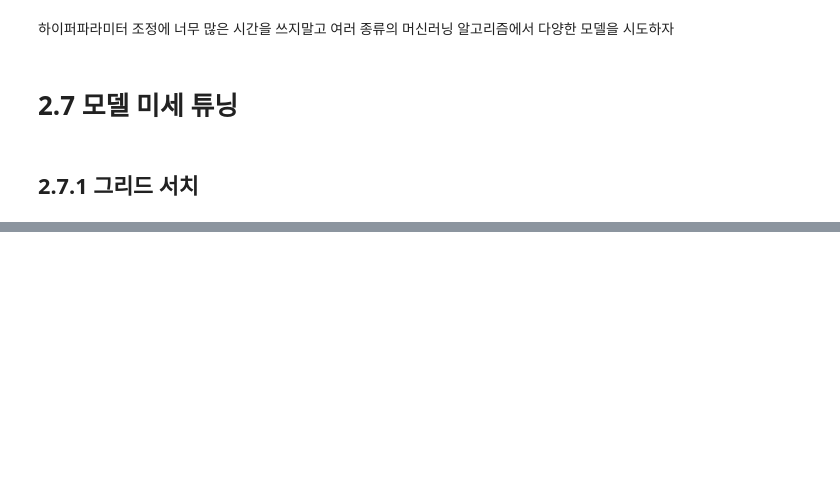
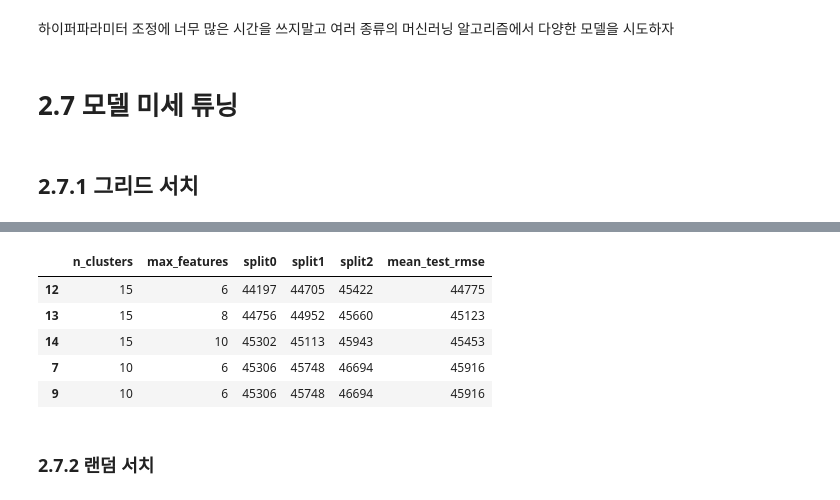
Before and after one commit to Han-TaeHun/TIL, a Jupyter notebook: Machine_Learning/HandsOn/02_end_to_end.ipynb, the cells around one changed output, grey strips where cells are left out. Saved outputs shown, nothing was run; the diff lists cells and outputs as text; code cells hidden in the pictures; blank space fills up the shorter version.

```diff
--- a/Machine_Learning/HandsOn/02_end_to_end.ipynb
+++ b/Machine_Learning/HandsOn/02_end_to_end.ipynb
@@ -1214,3 +1210,24 @@ dtype: float64
 # 2.7 모델 미세 튜닝
 # %% [markdown]
 ## 2.7.1 그리드 서치
+# %%
+from sklearn.model_selection import GridSearchCV
+
+full_pipeline = Pipeline([
+    ("preprocessing", preprocessing),
+    ("random_forest", RandomForestRegressor(random_state=42)),
+])
+
+param_grid = [
+    {'preprocessing__geo__n_clusters': [5, 8, 10],
+     'random_forest__max_features': [4, 6, 8]},
+    {'preprocessing__geo__n_clusters': [10, 15],
+     'random_forest__max_features': [6, 8, 10],}
+]
+
+grid_search = GridSearchCV(full_pipeline,
+                           param_grid,
+                           cv=3,
+                           scoring='neg_root_mean_squared_error'
+                           )
+grid_search.fit(housing, housing_labels)
@@ -1216,0 +1285,22 @@ dtype: float64
+# %%
+cv_res = pd.DataFrame(grid_search.cv_results_)
+cv_res.sort_values(by="mean_test_score", ascending=False, inplace=True)
+
+# 추가 코드 – 데이터프레임을 깔끔하게 출력하기 위한 코드입니다
+cv_res = cv_res[["param_preprocessing__geo__n_clusters",
+                 "param_random_forest__max_features", "split0_test_score",
+                 "split1_test_score", "split2_test_score", "mean_test_score"]]
+score_cols = ["split0", "split1", "split2", "mean_test_rmse"]
+cv_res.columns = ["n_clusters", "max_features"] + score_cols
+cv_res[score_cols] = -cv_res[score_cols].round().astype(np.int64)
+
+cv_res.head()
+# %% [output]
+|  | n_clusters | max_features | split0 | split1 | split2 | mean_test_rmse |
+| 12 | 15 | 6 | 44197 | 44705 | 45422 | 44775 |
+| 13 | 15 | 8 | 44756 | 44952 | 45660 | 45123 |
+| 14 | 15 | 10 | 45302 | 45113 | 45943 | 45453 |
+| 7 | 10 | 6 | 45306 | 45748 | 46694 | 45916 |
+| 9 | 10 | 6 | 45306 | 45748 | 46694 | 45916 |
+# %% [markdown]
+### 2.7.2 랜덤 서치
```
Also changed, not shown: parts of 39 cells of this notebook.
